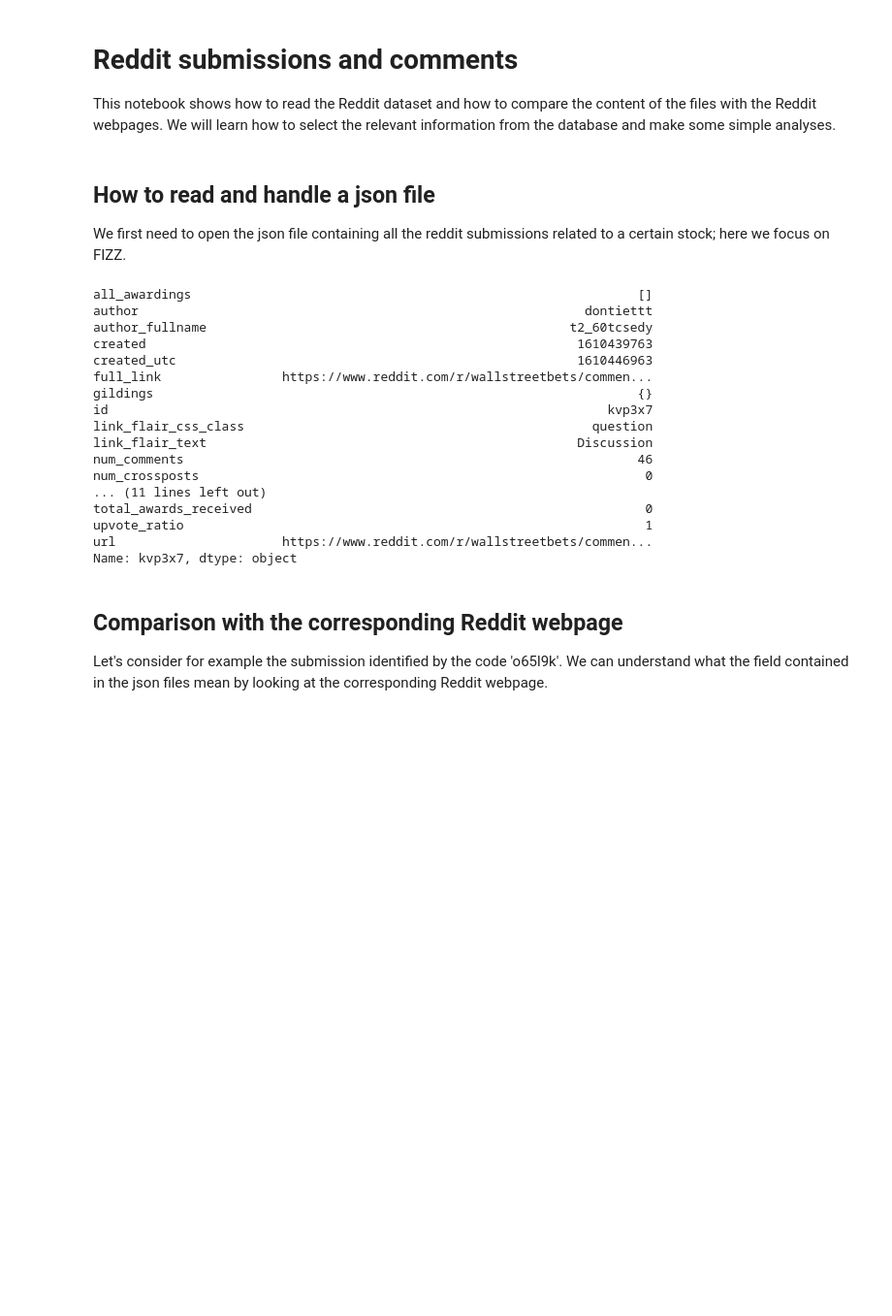
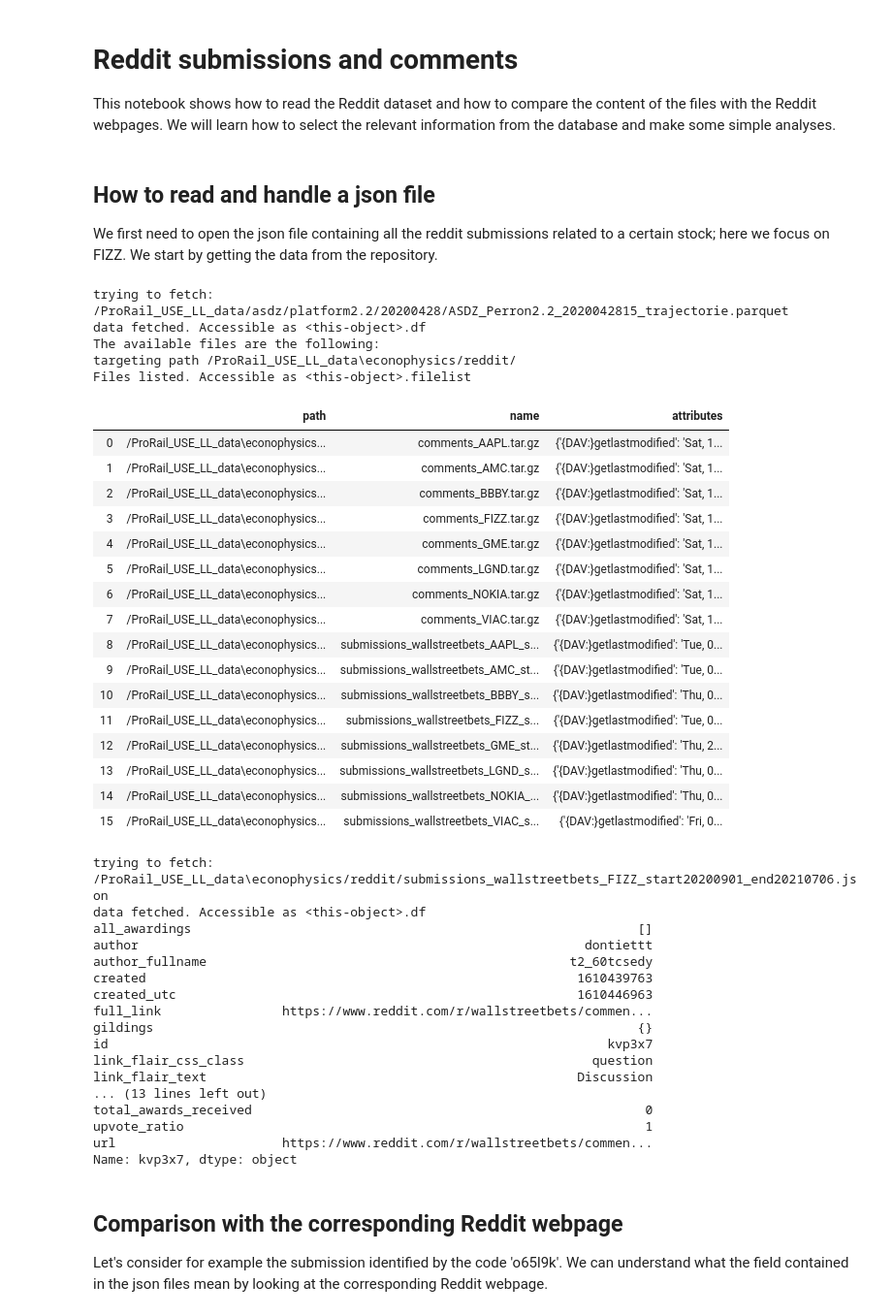
Before and after one commit to ValerioGemm/socioPhysicsTUe_econ, a Jupyter notebook: reddit.ipynb, the cells around one changed output. Shown at 97% size. Cells and saved outputs as stored; diff of their text form; code cells hidden in the pictures; blank space fills up the shorter version.

```diff
--- a/reddit.ipynb
+++ b/reddit.ipynb
@@ -3,15 +3,60 @@
 This notebook shows how to read the Reddit dataset and how to compare the content of the files with the Reddit webpages. We will learn how to select the relevant information from the database and make some simple analyses.
 # %% [markdown]
 ## How to read and handle a json file
-We first need to open the json file containing all the reddit submissions related to a certain stock; here we focus on FIZZ.
+We first need to open the json file containing all the reddit submissions related to a certain stock; here we focus on FIZZ. We start by getting the data from the repository.
+# %%
+from sociophysicsDataHandler import SociophysicsDataHandler
+
+student_config = True
+
+file_target = 'asdz/platform2.2/20200428/ASDZ_Perron2.2_2020042815_trajectorie.parquet'
+
+if student_config:
+    dh = SociophysicsDataHandler()
+    dh.fetch_prorail_data_from_path(file_target)
+else:
+    webdav_basepath='/Crowdflow (Projectfolder)/ProRail_USE_LL_data'
+    dh = SociophysicsDataHandler(basepath=webdav_basepath)
+
+    dh.fetch_prorail_data_from_path(file_target)
+                           # ,basepath=webdav_basepath)
+
+print('The available files are the following:')
+dh.list_files("econophysics/reddit/")
+# %% [output]
+trying to fetch: /ProRail_USE_LL_data/asdz/platform2.2/20200428/ASDZ_Perron2.2_2020042815_trajectorie.parquet
+data fetched. Accessible as <this-object>.df
+The available files are the following:
+targeting path /ProRail_USE_LL_data\econophysics/reddit/
+Files listed. Accessible as <this-object>.filelist
+|  | path | name | attributes |
+| 0 | /ProRail_USE_LL_data\econophysics... | comments_AAPL.tar.gz | {'{DAV:}getlastmodified': 'Sat, 1... |
+| 1 | /ProRail_USE_LL_data\econophysics... | comments_AMC.tar.gz | {'{DAV:}getlastmodified': 'Sat, 1... |
+| 2 | /ProRail_USE_LL_data\econophysics... | comments_BBBY.tar.gz | {'{DAV:}getlastmodified': 'Sat, 1... |
+| 3 | /ProRail_USE_LL_data\econophysics... | comments_FIZZ.tar.gz | {'{DAV:}getlastmodified': 'Sat, 1... |
+| 4 | /ProRail_USE_LL_data\econophysics... | comments_GME.tar.gz | {'{DAV:}getlastmodified': 'Sat, 1... |
+| 5 | /ProRail_USE_LL_data\econophysics... | comments_LGND.tar.gz | {'{DAV:}getlastmodified': 'Sat, 1... |
+| 6 | /ProRail_USE_LL_data\econophysics... | comments_NOKIA.tar.gz | {'{DAV:}getlastmodified': 'Sat, 1... |
+| 7 | /ProRail_USE_LL_data\econophysics... | comments_VIAC.tar.gz | {'{DAV:}getlastmodified': 'Sat, 1... |
+| 8 | /ProRail_USE_LL_data\econophysics... | submissions_wallstreetbets_AAPL_s... | {'{DAV:}getlastmodified': 'Tue, 0... |
+| 9 | /ProRail_USE_LL_data\econophysics... | submissions_wallstreetbets_AMC_st... | {'{DAV:}getlastmodified': 'Tue, 0... |
+| 10 | /ProRail_USE_LL_data\econophysics... | submissions_wallstreetbets_BBBY_s... | {'{DAV:}getlastmodified': 'Thu, 0... |
+| 11 | /ProRail_USE_LL_data\econophysics... | submissions_wallstreetbets_FIZZ_s... | {'{DAV:}getlastmodified': 'Tue, 0... |
+| 12 | /ProRail_USE_LL_data\econophysics... | submissions_wallstreetbets_GME_st... | {'{DAV:}getlastmodified': 'Thu, 2... |
+| 13 | /ProRail_USE_LL_data\econophysics... | submissions_wallstreetbets_LGND_s... | {'{DAV:}getlastmodified': 'Thu, 0... |
+| 14 | /ProRail_USE_LL_data\econophysics... | submissions_wallstreetbets_NOKIA_... | {'{DAV:}getlastmodified': 'Thu, 0... |
+| 15 | /ProRail_USE_LL_data\econophysics... | submissions_wallstreetbets_VIAC_s... | {'{DAV:}getlastmodified': 'Fri, 0... |
 # %%
 import pandas as pd
 stock = 'FIZZ'
-filename = 'Z:/Reddit/' + stock + '/submissions_wallstreetbets_' + stock + '_start20200901_end20210706.json' # insert here your path
-df = pd.read_json(filename, orient='index')
-# print the first entry:
+filename = 'submissions_wallstreetbets_' + stock + '_start20200901_end20210706.json' # insert here your path
+dh.fetch_econophysics_data_from_path("econophysics/reddit/" + filename)
+df = dh.df
+# print one of the entries (in this case, the fifth):
 print(df.iloc[5])
 # %% [output]
+trying to fetch: /ProRail_USE_LL_data\econophysics/reddit/submissions_wallstreetbets_FIZZ_start20200901_end20210706.json
+data fetched. Accessible as <this-object>.df
 all_awardings                                                           []
 author                                                           dontiettt
 author_fullname                                                t2_60tcsedy
@@ -22,9 +67,7 @@ gildings                                                                {}
 id                                                                  kvp3x7
 link_flair_css_class                                              question
 link_flair_text                                                 Discussion
-num_comments                                                            46
-num_crossposts                                                           0
-... (11 lines left out)
+... (13 lines left out)
 total_awards_received                                                    0
 upvote_ratio                                                             1
 url                      https://www.reddit.com/r/wallstreetbets/commen...
```
Also changed, not shown: parts of 5 cells of this notebook, 1 other file.
